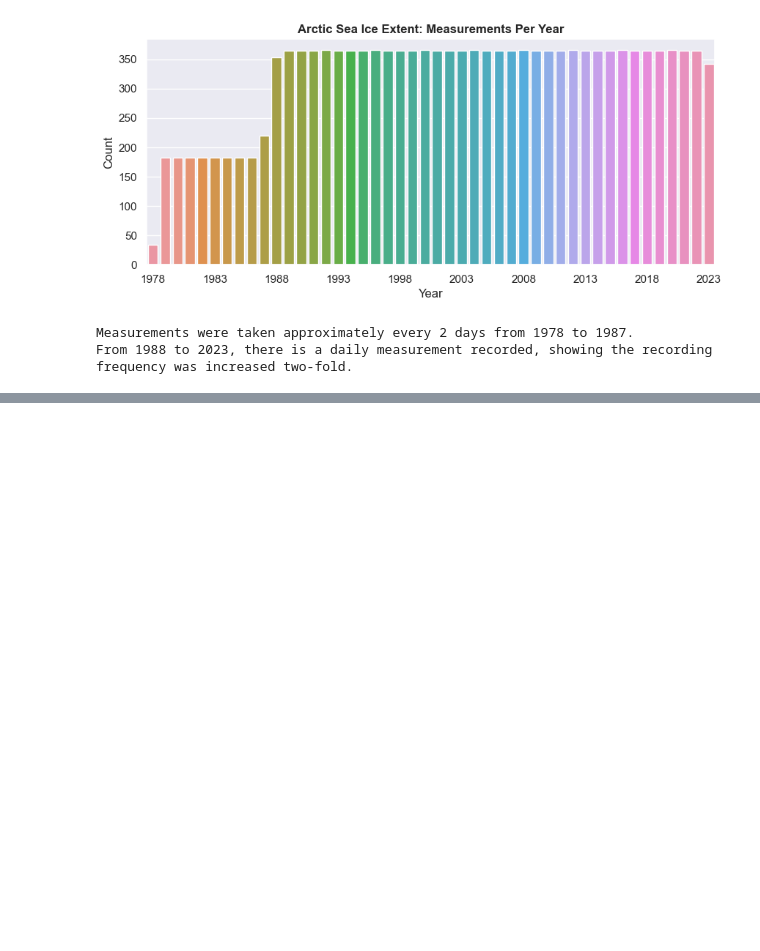
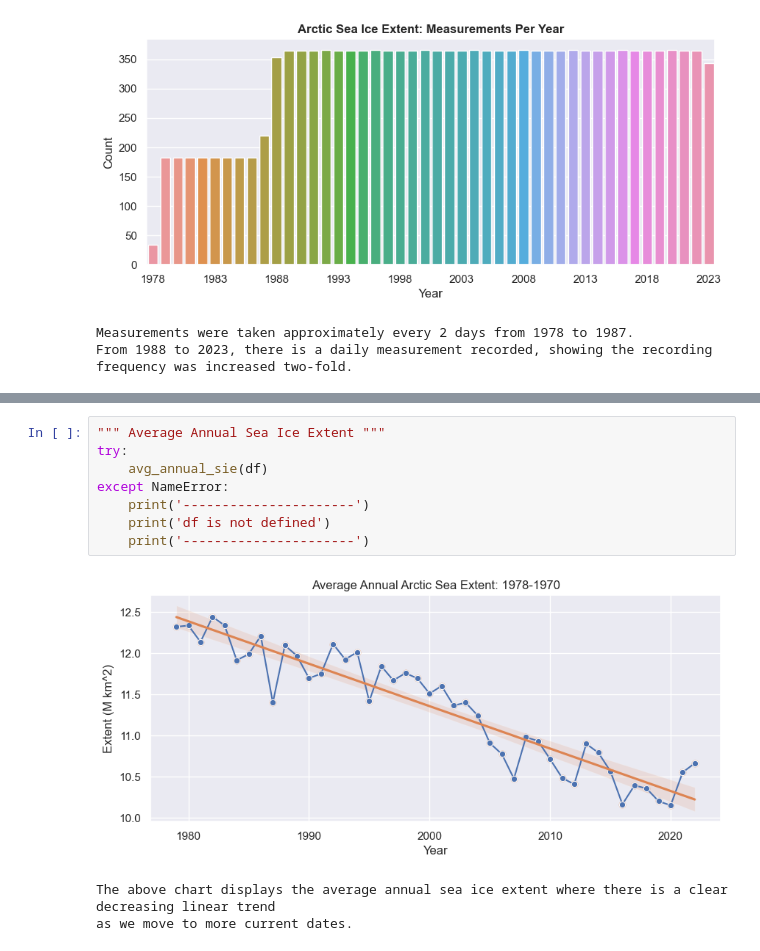
Before and after one commit to giantmagellan/SeaIceForecast, a Jupyter notebook: main.ipynb, the cells around one changed output, grey strips where cells are left out. Cells and saved outputs as stored; diff of their text form; blank space fills up the shorter version.

```diff
--- a/main.ipynb
+++ b/main.ipynb
@@ -45,0 +82,12 @@ The above set is non-stationary as there are clear annual changes in sea ice ext
+# %%
+""" Average Annual Sea Ice Extent """
+try:
+    avg_annual_sie(df)
+except NameError:
+    print('----------------------')
+    print('df is not defined')
+    print('----------------------')
+# %% [output]
+[figure, added]
+The above chart displays the average annual sea ice extent where there is a clear decreasing linear trend
+as we move to more current dates.
```
Also changed, not shown: parts of 13 cells of this notebook, 19 other files.
